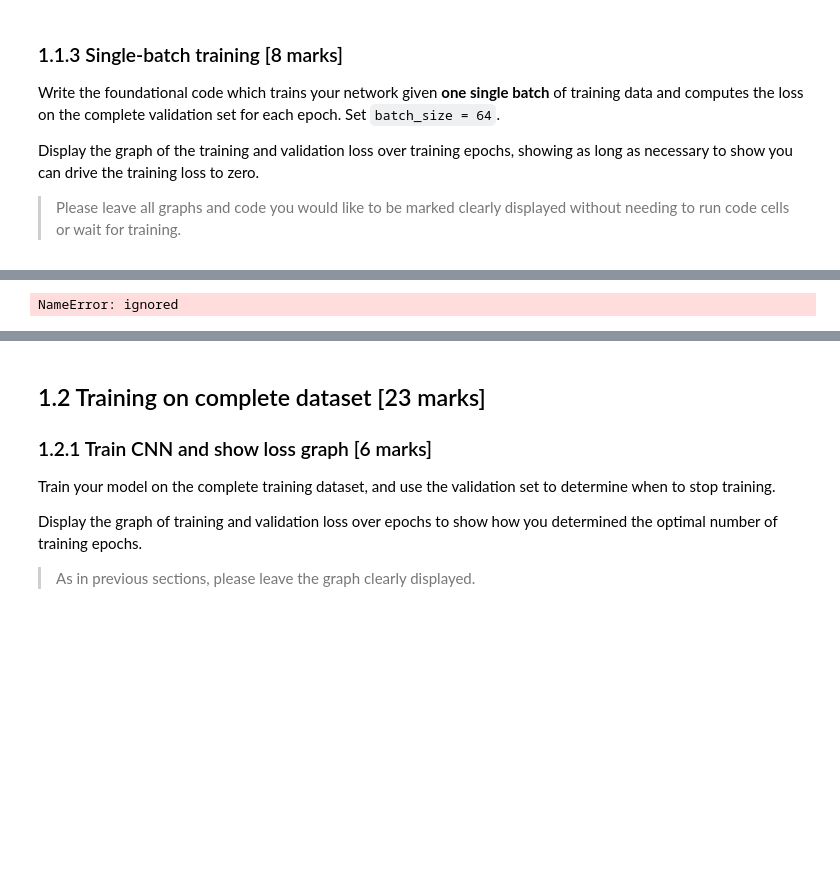
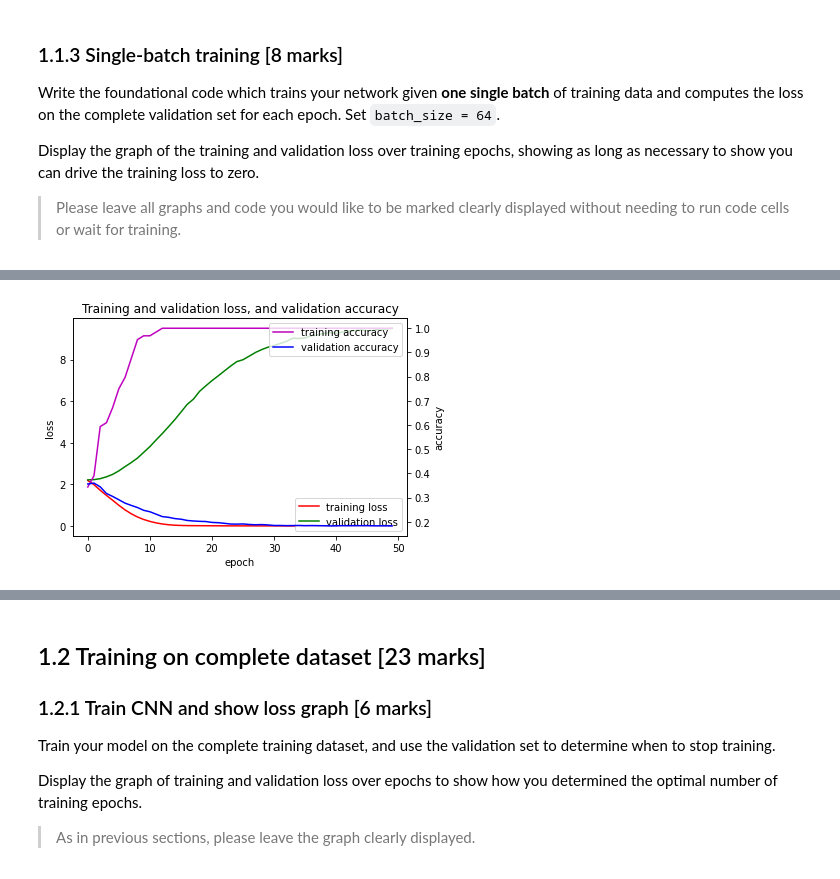
Before and after one commit to buthaina279/P4DS, a Jupyter notebook: COMP5623M_CW1_colab.ipynb, the cells around one changed output, grey strips where cells are left out. Drawn from its saved outputs; the diff is of its cells as text; code cells hidden in the pictures; blank space fills up the shorter version.

Commit message:
60% with 100 epochs

```diff
--- a/COMP5623M_CW1_colab.ipynb
+++ b/COMP5623M_CW1_colab.ipynb
@@ -333,20 +327,0 @@ model112(
-# %%
-# define a Model class for single and complete
-net = nn.Sequential(
-    nn.Conv2d(3, 87, kernel_size= 5, padding= 0),
-    nn.ReLU(),
-    nn.MaxPool2d(kernel_size=2, stride=2),
-
-    nn.Conv2d(87, 64, kernel_size= 3, padding= 0),
-    nn.ReLU(),
-    nn.MaxPool2d(kernel_size=2, stride=2),
-
-    nn.Flatten(),
-
-    nn.Linear(14*14*64, 1500),
-    nn.ReLU(),
-
-    nn.Linear(1500, 30)
-)
-
-summary(net.to(device), input_size=(3, 64, 64))
@@ -457,4 +434,26 @@ def run_model(epoch, resultPath, learningRate, train_loader, model):
+# %%
+#define function for all models visulization
+def viz_model(resultPath):
+  results_path = ROOT+ resultPath
+  data = torch.load(results_path)
+
+
+  statsrec = data["stats"]
+  fig, ax1 = plt.subplots()
+  plt.plot(statsrec[0], 'r', label = 'training loss', )
+  plt.plot(statsrec[2], 'g', label = 'validation loss' )
+  plt.legend(loc='lower right')
+  plt.xlabel('epoch')
+  plt.ylabel('loss')
+  plt.title('Training and validation loss, and validation accuracy')
+  ax2=ax1.twinx()
+  ax2.plot(statsrec[1], 'm', label = 'training accuracy')
+  ax2.plot(statsrec[3], 'b', label = 'validation accuracy')
+  ax2.set_ylabel('accuracy')
+  plt.legend(loc='upper right')
+  fig.savefig("roc.svg")
+  plt.show()
 # %%
-run_model(50,'results/singlebatch50epochsClass.pt',0.01, train_loader,model112)
+viz_model('results/singlebatch50epochsClass.pt')
 # %% [output]
-NameError: ignored
+[figure, added]
```
Also changed, not shown: parts of 97 cells of this notebook.
